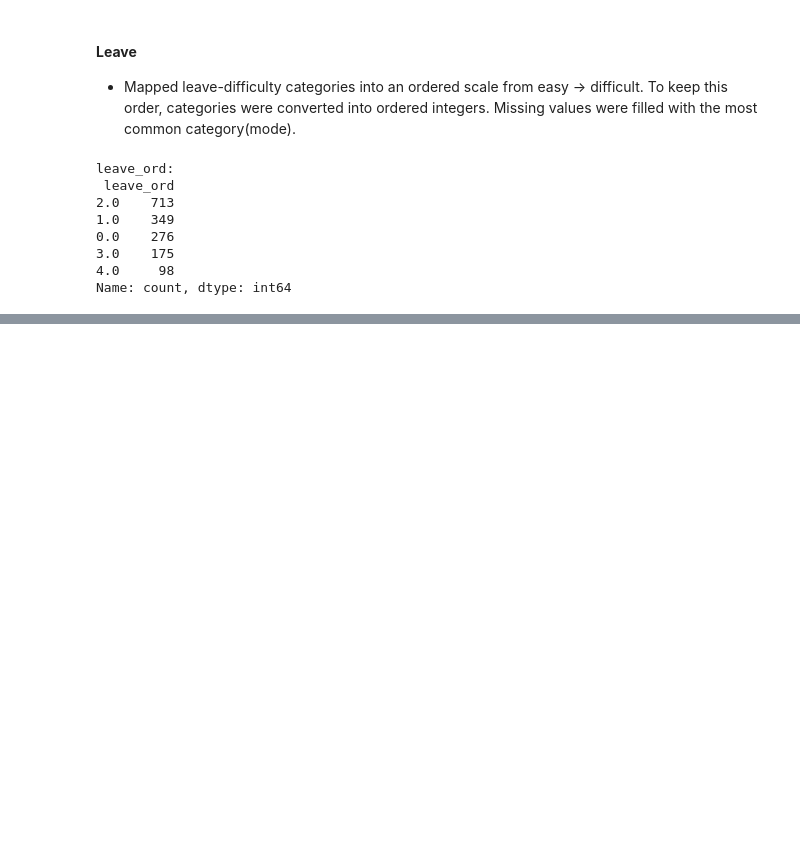
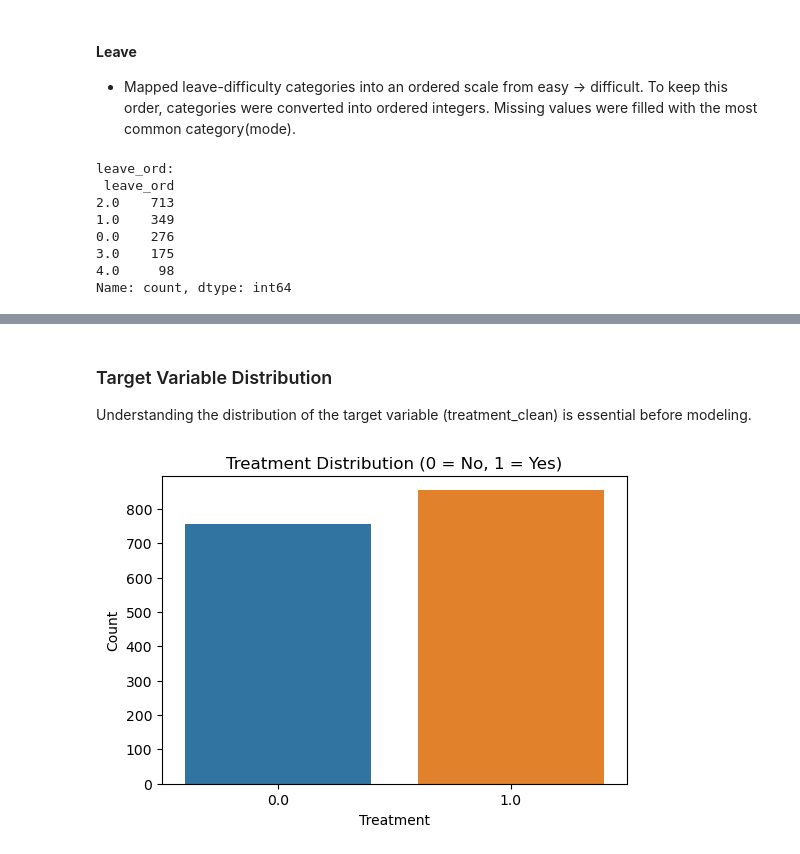
Before and after one commit to DonnahM/Mental-health-insights-tech, a Jupyter notebook: Mental Health Treatment Insights and Prediction.ipynb, the cells around one changed output, grey strips where cells are left out. Saved outputs shown, nothing was run; the diff lists cells and outputs as text; code cells hidden in the pictures; blank space fills up the shorter version.

```diff
--- a/Mental Health Treatment Insights and Prediction.ipynb
+++ b/Mental Health Treatment Insights and Prediction.ipynb
@@ -741,0 +788,15 @@ Name: count, dtype: int64
+# %% [markdown]
+### Target Variable Distribution
+
+Understanding the distribution of the target variable (treatment_clean) is essential before modeling.
+# %%
+### Target Variable Distribution
+
+plt.figure(figsize=(6,4))
+sns.countplot(x='treatment_clean', data=combined_df)
+plt.title("Treatment Distribution (0 = No, 1 = Yes)")
+plt.xlabel("Treatment")
+plt.ylabel("Count")
+plt.show()
+# %% [output]
+[figure, added]
```
Also changed, not shown: parts of 21 cells of this notebook.
